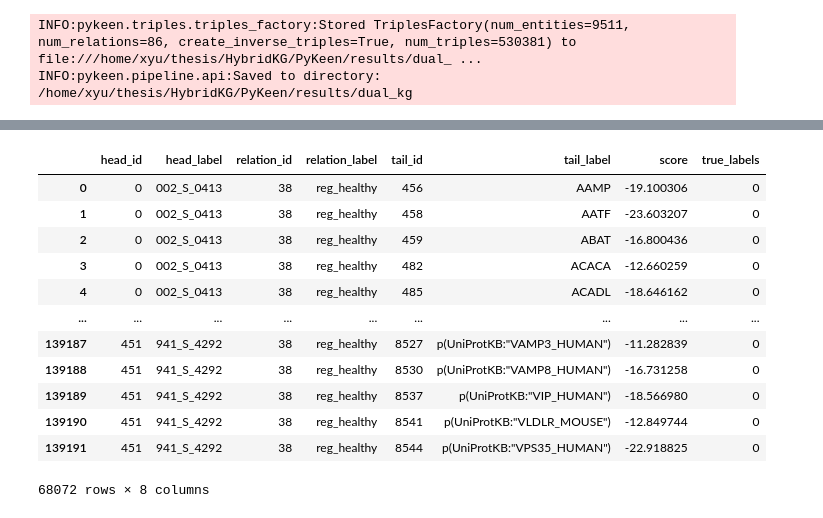
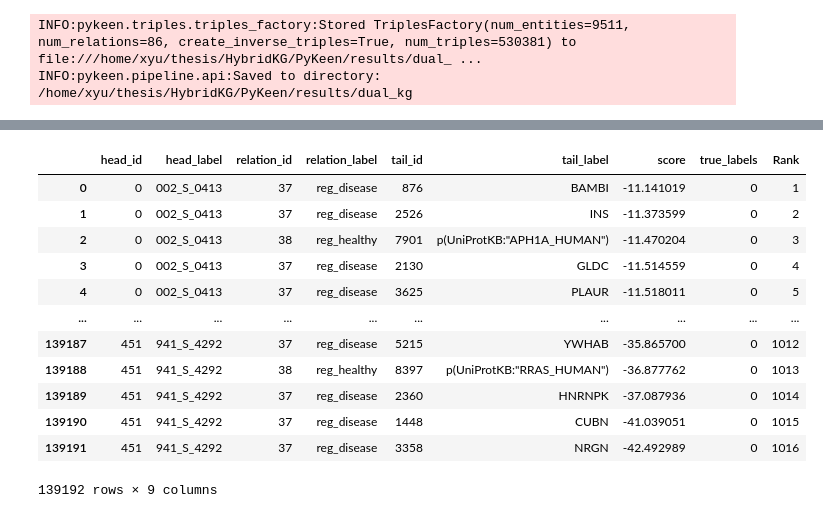
Before and after one commit to Xiaoxuan-Yu-ty/HybridKG, a Jupyter notebook: PyKeen/test.ipynb, the cells around one changed output, grey strips where cells are left out. Drawn from its saved outputs; the diff is of its cells as text; code cells hidden in the pictures.

```diff
--- a/PyKeen/test.ipynb
+++ b/PyKeen/test.ipynb
@@ -378,19 +355,3 @@ predictions_df
 | 139190 | 451 | 941_S_4292 | 38 | reg_healthy | 8541 | p(UniProtKB:"VLDLR_MOUSE") | -12.849744 | 0 |
 | 139191 | 451 | 941_S_4292 | 38 | reg_healthy | 8544 | p(UniProtKB:"VPS35_HUMAN") | -22.918825 | 0 |
 139192 rows × 8 columns
-# %%
-predictions_df[predictions_df['relation_label']=="reg_healthy"]
-# %% [output]
-|  | head_id | head_label | relation_id | relation_label | tail_id | tail_label | score | true_labels |
-| 0 | 0 | 002_S_0413 | 38 | reg_healthy | 456 | AAMP | -19.100306 | 0 |
-| 1 | 0 | 002_S_0413 | 38 | reg_healthy | 458 | AATF | -23.603207 | 0 |
-| 2 | 0 | 002_S_0413 | 38 | reg_healthy | 459 | ABAT | -16.800436 | 0 |
-| 3 | 0 | 002_S_0413 | 38 | reg_healthy | 482 | ACACA | -12.660259 | 0 |
-| 4 | 0 | 002_S_0413 | 38 | reg_healthy | 485 | ACADL | -18.646162 | 0 |
-| ... | ... | ... | ... | ... | ... | ... | ... | ... |
-| 139187 | 451 | 941_S_4292 | 38 | reg_healthy | 8527 | p(UniProtKB:"VAMP3_HUMAN") | -11.282839 | 0 |
-| 139188 | 451 | 941_S_4292 | 38 | reg_healthy | 8530 | p(UniProtKB:"VAMP8_HUMAN") | -16.731258 | 0 |
-| 139189 | 451 | 941_S_4292 | 38 | reg_healthy | 8537 | p(UniProtKB:"VIP_HUMAN") | -18.566980 | 0 |
-| 139190 | 451 | 941_S_4292 | 38 | reg_healthy | 8541 | p(UniProtKB:"VLDLR_MOUSE") | -12.849744 | 0 |
-| 139191 | 451 | 941_S_4292 | 38 | reg_healthy | 8544 | p(UniProtKB:"VPS35_HUMAN") | -22.918825 | 0 |
-68072 rows × 8 columns
@@ -398,0 +358,20 @@ predictions_df.to_csv("../PyKeen/results/dual_kg/link_predictions.csv")
+# %%
+predictions_df['Rank'] = predictions_df.groupby('head_label')['score'].rank(method='min', ascending=False).astype(int)
+
+# Sort the DataFrame first by the groups, and then by the rank within those groups
+df_sorted = predictions_df.sort_values(by=['head_label', 'Rank'], ignore_index=True)
+df_sorted
+# %% [output]
+|  | head_id | head_label | relation_id | relation_label | tail_id | tail_label | score | true_labels | Rank |
+| 0 | 0 | 002_S_0413 | 37 | reg_disease | 876 | BAMBI | -11.141019 | 0 | 1 |
+| 1 | 0 | 002_S_0413 | 37 | reg_disease | 2526 | INS | -11.373599 | 0 | 2 |
+| 2 | 0 | 002_S_0413 | 38 | reg_healthy | 7901 | p(UniProtKB:"APH1A_HUMAN") | -11.470204 | 0 | 3 |
+| 3 | 0 | 002_S_0413 | 37 | reg_disease | 2130 | GLDC | -11.514559 | 0 | 4 |
+| 4 | 0 | 002_S_0413 | 37 | reg_disease | 3625 | PLAUR | -11.518011 | 0 | 5 |
+| ... | ... | ... | ... | ... | ... | ... | ... | ... | ... |
+| 139187 | 451 | 941_S_4292 | 37 | reg_disease | 5215 | YWHAB | -35.865700 | 0 | 1012 |
+| 139188 | 451 | 941_S_4292 | 38 | reg_healthy | 8397 | p(UniProtKB:"RRAS_HUMAN") | -36.877762 | 0 | 1013 |
+| 139189 | 451 | 941_S_4292 | 37 | reg_disease | 2360 | HNRNPK | -37.087936 | 0 | 1014 |
+| 139190 | 451 | 941_S_4292 | 37 | reg_disease | 1448 | CUBN | -41.039051 | 0 | 1015 |
+| 139191 | 451 | 941_S_4292 | 37 | reg_disease | 3358 | NRGN | -42.492989 | 0 | 1016 |
+139192 rows × 9 columns
```
Also changed, not shown: parts of 7 cells of this notebook.
